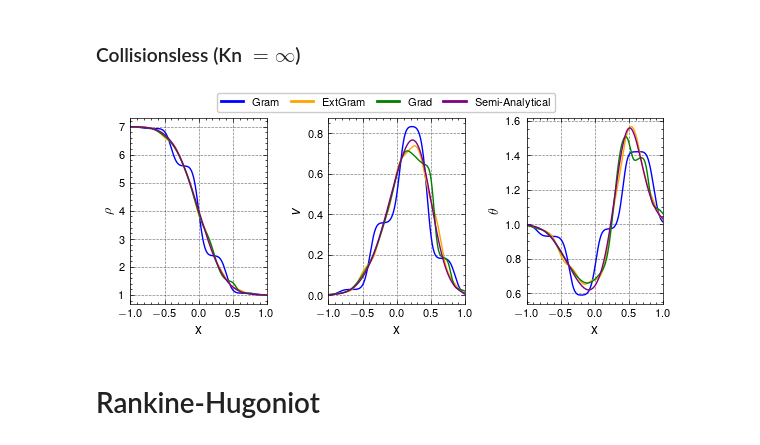
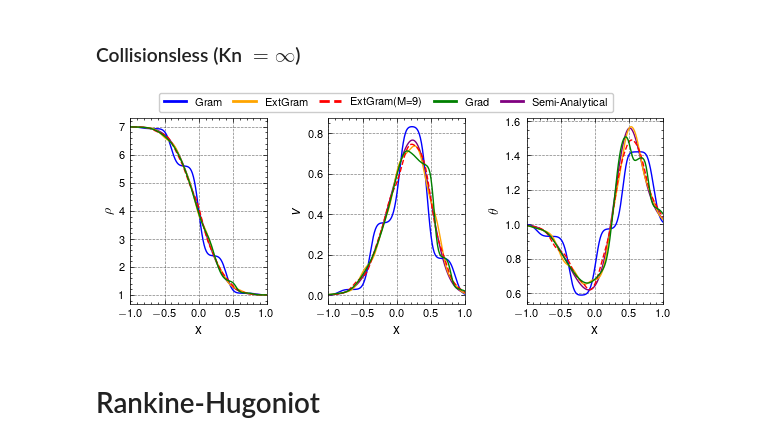
Before and after one commit to JanHab/ExtGram.jl, a Jupyter notebook: notebooks/ModelConvergence.ipynb, the cells around one changed output. Saved outputs shown, nothing was run; the diff lists cells and outputs as text; code cells hidden in the pictures.

```diff
--- a/notebooks/ModelConvergence.ipynb
+++ b/notebooks/ModelConvergence.ipynb
@@ -408,46 +428,75 @@ theta_T = np.trapz((Nc[:, None] - v_T)**2 * f_T, Nc, axis=0) / rho_T
 # %%
 filename_moments = lambda closure: f"../out/Riemann1D/Moments/gram_solution_M{M}_closure{closure}_Kn{Kn}_source{source}_T_end{T_end}_rho_L{rho_L}_rho_R{rho_R}_v_L{v_L}_v_R{v_R}_theta_L{theta_L}_theta_R{theta_R}_base_tree_level{base_tree_level}_polydeg{polydeg}_cons.tsv"
 
 colors = ['blue', 'orange', 'green', 'red', 'purple']
 
 fig, axs = plt.subplots(1, 3)
+[ax.set_xlim(-1, 1) for ax in axs]
+[ax.set_xlabel('x') for ax in axs]
+[ax.set_ylabel(label) for ax, label in zip(axs, ['$\\rho$', '$v$', '$\\theta$'])]
+# [axs[i].set_title(f'{labels[i]})', loc='left') for i in range(3)]
+
+# closure_elements = [Line2D([0], [0], color=colors[i], lw=2, label=closure_vec[i]) for i in range(len(closure_vec))] + [Line2D([0], [0], color=colors[4], lw=2, label='Semi-Analytical')]
+closure_elements = [
+        Line2D([0], [0], color=colors[0], lw=2, label=closure_vec[0]),
+        Line2D([0], [0], color=colors[1], lw=2, label=closure_vec[1]),
+        Line2D([0], [0], color=colors[3], lw=2, linestyle='--', label='ExtGram(M=9)'),
+        Line2D([0], [0], color=colors[2], lw=2, label=closure_vec[2]),
+        Line2D([0], [0], color=colors[4], lw=2, label='Semi-Analytical')
+    ]
+leg = fig.legend(
+    handles=closure_elements,
+    loc='upper center',
+    bbox_to_anchor=(0.5, 1.06),
+    ncol=5,
+    # frameon=True,
+    columnspacing=1.0 # Adjust spacing between columns
+)
+
+# semi-analytical
+axs[0].plot(Nx, rho_T, color=colors[4])
+axs[1].plot(Nx, v_T, color=colors[4])
+axs[2].plot(Nx, theta_T, color=colors[4])
+fig.tight_layout()
+fig.savefig(f'../out/Figures/ModelConvergence/CompareMethods_M8_collisionless_ref.pdf', bbox_inches='tight')
+
 for j, closure in enumerate(closure_vec):
     file = filename_moments(closure)
     x, u, _ = sol_final(file)
     rho = u[:, 0]
     v = u[:, 1] / rho
     p = (u[:, 2] - rho * v**2) # ?1/2 * u[:, 2]
     theta = p / rho
 
     axs[0].plot(x, rho, color=colors[j])
     axs[1].plot(x, v, color=colors[j])
     axs[2].plot(x, theta, color=colors[j])
 
-# semi-analytical
-axs[0].plot(Nx, rho_T, color=colors[4])
-axs[1].plot(Nx, v_T, color=colors[4])
-axs[2].plot(Nx, theta_T, color=colors[4])
+    fig.tight_layout()
+    fig.savefig(f'../out/Figures/ModelConvergence/CompareMethods_M8_collisionless_{j}.pdf', bbox_inches='tight')
 
-[ax.set_xlim(-1, 1) for ax in axs]
-[ax.set_xlabel('x') for ax in axs]
-[ax.set_ylabel(label) for ax, label in zip(axs, ['$\\rho$', '$v$', '$\\theta$'])]
-# [axs[i].set_title(f'{labels[i]})', loc='left') for i in range(3)]
+    if closure == "ExtGram":
+        M_odd = 9
+        filename_odd = f"../out/Riemann1D/Moments/gram_solution_M{M_odd}_closure{closure}_Kn{Kn}_source{source}_T_end{T_end}_rho_L{rho_L}_rho_R{rho_R}_v_L{v_L}_v_R{v_R}_theta_L{theta_L}_theta_R{theta_R}_base_tree_level{base_tree_level}_polydeg{polydeg}_cons.tsv"
 
-closure_elements = [Line2D([0], [0], color=colors[i], lw=2, label=closure_vec[i]) for i in range(len(closure_vec))] + [Line2D([0], [0], color=colors[4], lw=2, label='Semi-Analytical')]
-leg = fig.legend(
-    handles=closure_elements,
-    loc='upper center',
-    bbox_to_anchor=(0.5, 1.06),
-    ncol=4,
-    # frameon=True,
-    columnspacing=1.0 # Adjust spacing between columns
-)
+        x, u, _ = sol_final(filename_odd)
+        rho = u[:, 0]
+        v = u[:, 1] / rho
+        p = (u[:, 2] - rho * v**2) # ?1/2 * u[:, 2]
+        theta = p / rho
+
+        axs[0].plot(x, rho, color=colors[3], linestyle='--')
+        axs[1].plot(x, v, color=colors[3], linestyle='--')
+        axs[2].plot(x, theta, color=colors[3], linestyle='--')
+
+        fig.tight_layout()
+        fig.savefig(f'../out/Figures/ModelConvergence/CompareMethods_M8_collisionless_{j}ExtGram.pdf', bbox_inches='tight')
 
 fig.tight_layout()
 fig.savefig(f'../out/Figures/ModelConvergence/CompareMethods_M8_collisionless.pdf', bbox_inches='tight')
 fig.show()
 # %% [output]
-[figure, old version]
+[figure, new version]
 # %% [markdown]
 # Rankine-Hugoniot
 # %%
```
Also changed, not shown: parts of 5 cells of this notebook, 1 other file.
